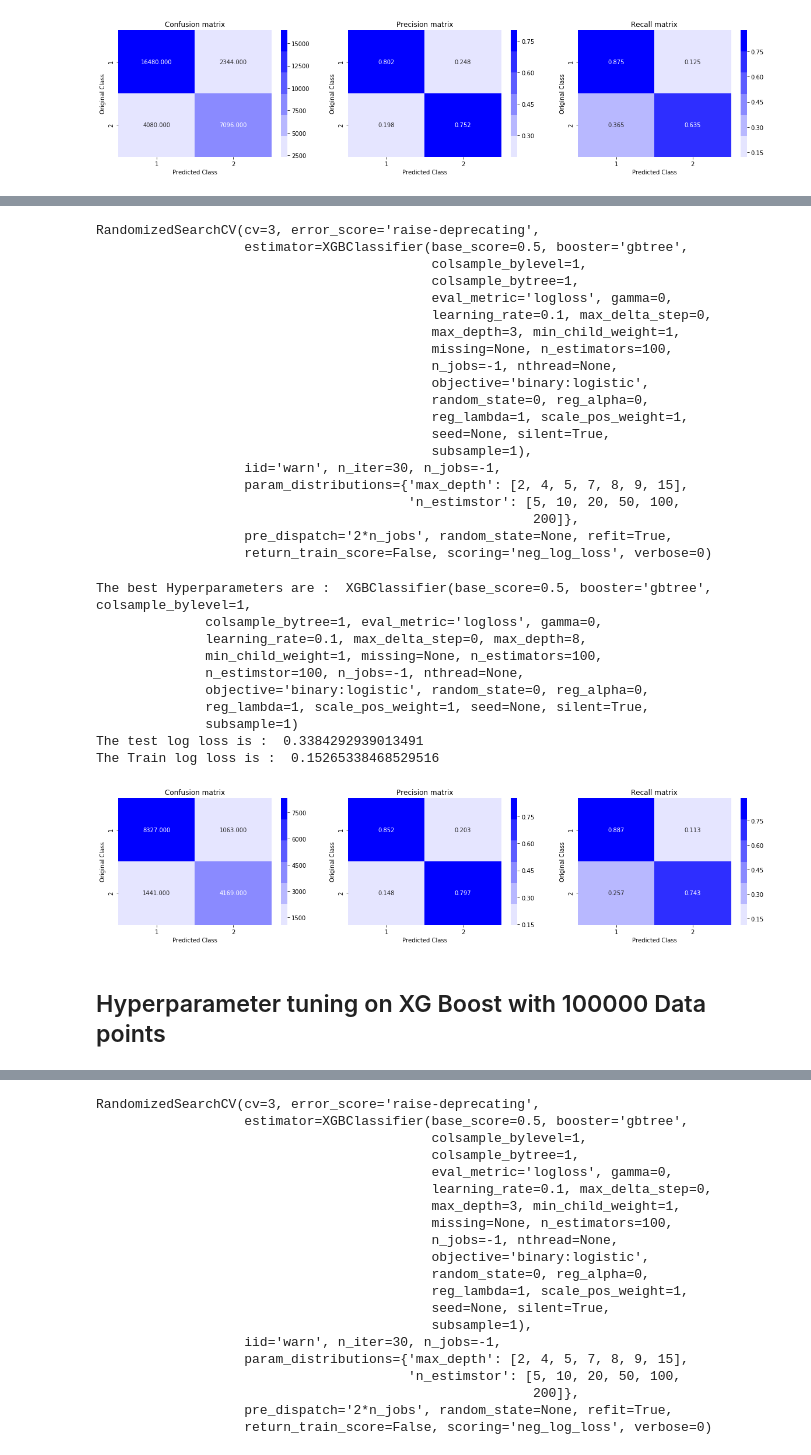
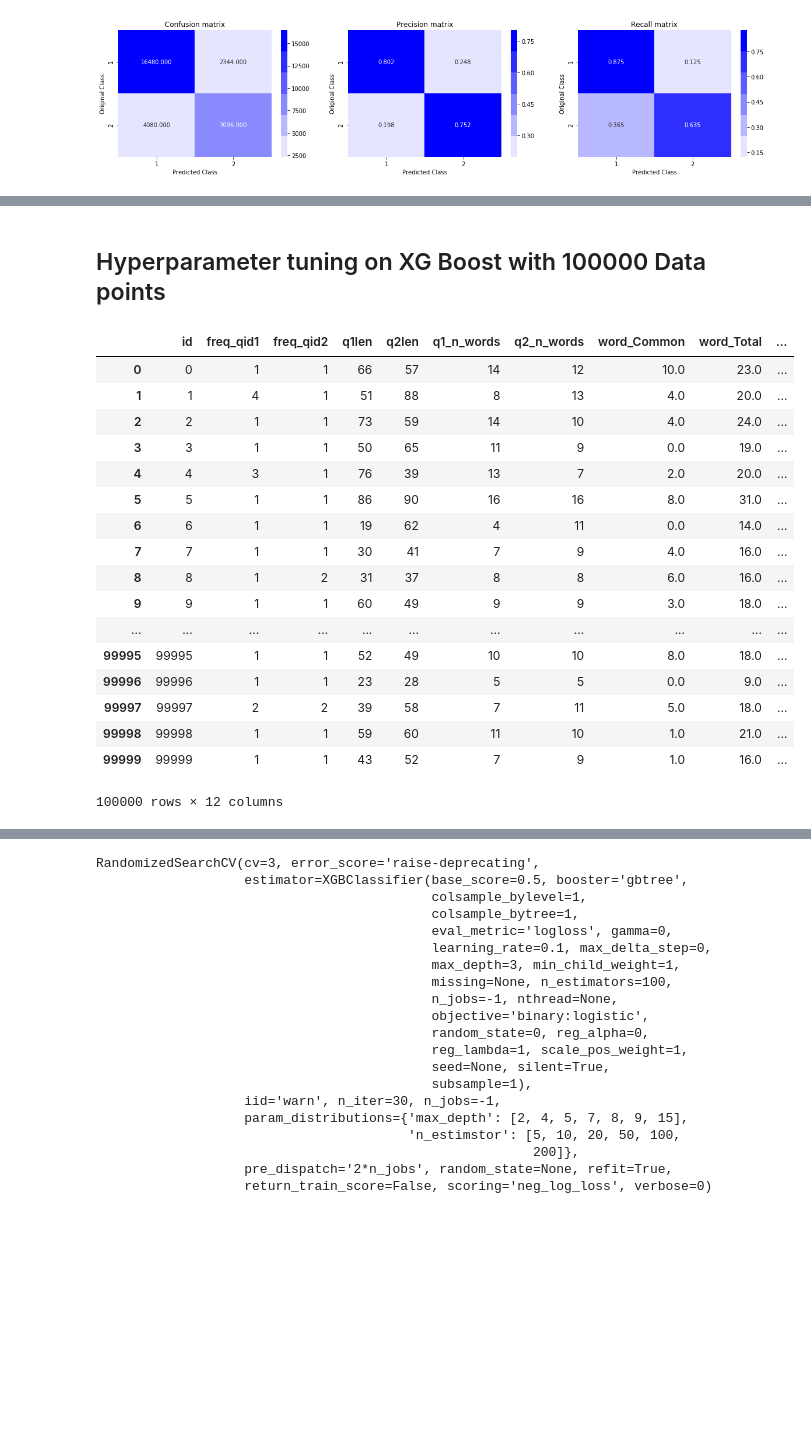
Before and after one commit to keshav1999/Quora-Question-Pair-Similarity, a Jupyter notebook: 4.ML_models.ipynb, the cells around one changed output, grey strips where cells are left out. Saved outputs shown, nothing was run; the diff lists cells and outputs as text; code cells hidden in the pictures; blank space fills up the shorter version.

```diff
--- a/4.ML_models.ipynb
+++ b/4.ML_models.ipynb
@@ -753,56 +717,2 @@ Number of data points in test data : (15000, 794)
-# %%
-import xgboost as xgb
-from xgboost.sklearn import XGBClassifier,DMatrix
-from sklearn.model_selection import RandomizedSearchCV
-params = {}
-
-params['n_estimstor'] = [5,10,20,50,100,200]
-params['max_depth'] = [2,4,5,7,8,9,15]
-
-
-x_model = xgb.XGBClassifier(objective='binary:logistic', eval_metric='logloss',n_jobs=-1)
-
-xgb = RandomizedSearchCV(x_model, param_distributions = params,n_iter=30,
-                         scoring = 'neg_log_loss', n_jobs = -1,cv=3)
-
-xgb.fit(X_train, y_train)
-# %% [output]
-RandomizedSearchCV(cv=3, error_score='raise-deprecating',
-                   estimator=XGBClassifier(base_score=0.5, booster='gbtree',
-                                           colsample_bylevel=1,
-                                           colsample_bytree=1,
-                                           eval_metric='logloss', gamma=0,
-                                           learning_rate=0.1, max_delta_step=0,
-                                           max_depth=3, min_child_weight=1,
-                                           missing=None, n_estimators=100,
-                                           n_jobs=-1, nthread=None,
-                                           objective='binary:logistic',
-                                           random_state=0, reg_alpha=0,
-                                           reg_lambda=1, scale_pos_weight=1,
-                                           seed=None, silent=True,
-                                           subsample=1),
-                   iid='warn', n_iter=30, n_jobs=-1,
-                   param_distributions={'max_depth': [2, 4, 5, 7, 8, 9, 15],
-                                        'n_estimstor': [5, 10, 20, 50, 100,
-                                                        200]},
-                   pre_dispatch='2*n_jobs', random_state=None, refit=True,
-                   return_train_score=False, scoring='neg_log_loss', verbose=0)
-# %%
-print("The best Hyperparameters are : ", xgb.best_estimator_ )
-print("The test log loss is : ",log_loss(y_test,xgb.predict_proba(X_test)))
-print("The Train log loss is : " ,log_loss(y_train , xgb.predict_proba(X_train)))
-plot_confusion_matrix(y_test, xgb.predict(X_test))
-# %% [output]
-The best Hyperparameters are :  XGBClassifier(base_score=0.5, booster='gbtree', colsample_bylevel=1,
-              colsample_bytree=1, eval_metric='logloss', gamma=0,
-              learning_rate=0.1, max_delta_step=0, max_depth=8,
-              min_child_weight=1, missing=None, n_estimators=100,
-              n_estimstor=100, n_jobs=-1, nthread=None,
-              objective='binary:logistic', random_state=0, reg_alpha=0,
-              reg_lambda=1, scale_pos_weight=1, seed=None, silent=True,
-              subsample=1)
-The test log loss is :  0.3384292939013491
-The Train log loss is :  0.15265338468529516
-[figure, removed]
 # %% [markdown]
 ## Hyperparameter tuning on XG Boost with 100000 Data points
@@ -808,0 +724,24 @@ The Train log loss is :  0.15265338468529516
+# %%
+df2 = pd.read_csv("df_fe_without_preprocessing_train.csv")[0:100000]
+df2 = df2[['id','freq_qid1', 'freq_qid2', 'q1len', 'q2len', 'q1_n_words', 'q2_n_words',
+       'word_Common', 'word_Total', 'word_share', 'freq_q1+q2', 'freq_q1-q2']]
+df2
+# %% [output]
+|  | id | freq_qid1 | freq_qid2 | q1len | q2len | q1_n_words | q2_n_words | word_Common | word_Total | ... |
+| 0 | 0 | 1 | 1 | 66 | 57 | 14 | 12 | 10.0 | 23.0 | ... |
+| 1 | 1 | 4 | 1 | 51 | 88 | 8 | 13 | 4.0 | 20.0 | ... |
+| 2 | 2 | 1 | 1 | 73 | 59 | 14 | 10 | 4.0 | 24.0 | ... |
+| 3 | 3 | 1 | 1 | 50 | 65 | 11 | 9 | 0.0 | 19.0 | ... |
+| 4 | 4 | 3 | 1 | 76 | 39 | 13 | 7 | 2.0 | 20.0 | ... |
+| 5 | 5 | 1 | 1 | 86 | 90 | 16 | 16 | 8.0 | 31.0 | ... |
+| 6 | 6 | 1 | 1 | 19 | 62 | 4 | 11 | 0.0 | 14.0 | ... |
+| 7 | 7 | 1 | 1 | 30 | 41 | 7 | 9 | 4.0 | 16.0 | ... |
+| 8 | 8 | 1 | 2 | 31 | 37 | 8 | 8 | 6.0 | 16.0 | ... |
+| 9 | 9 | 1 | 1 | 60 | 49 | 9 | 9 | 3.0 | 18.0 | ... |
+| ... | ... | ... | ... | ... | ... | ... | ... | ... | ... | ... |
+| 99995 | 99995 | 1 | 1 | 52 | 49 | 10 | 10 | 8.0 | 18.0 | ... |
+| 99996 | 99996 | 1 | 1 | 23 | 28 | 5 | 5 | 0.0 | 9.0 | ... |
+| 99997 | 99997 | 2 | 2 | 39 | 58 | 7 | 11 | 5.0 | 18.0 | ... |
+| 99998 | 99998 | 1 | 1 | 59 | 60 | 11 | 10 | 1.0 | 21.0 | ... |
+| 99999 | 99999 | 1 | 1 | 43 | 52 | 7 | 9 | 1.0 | 16.0 | ... |
+100000 rows × 12 columns
```
Also changed, not shown: parts of 23 cells of this notebook.
